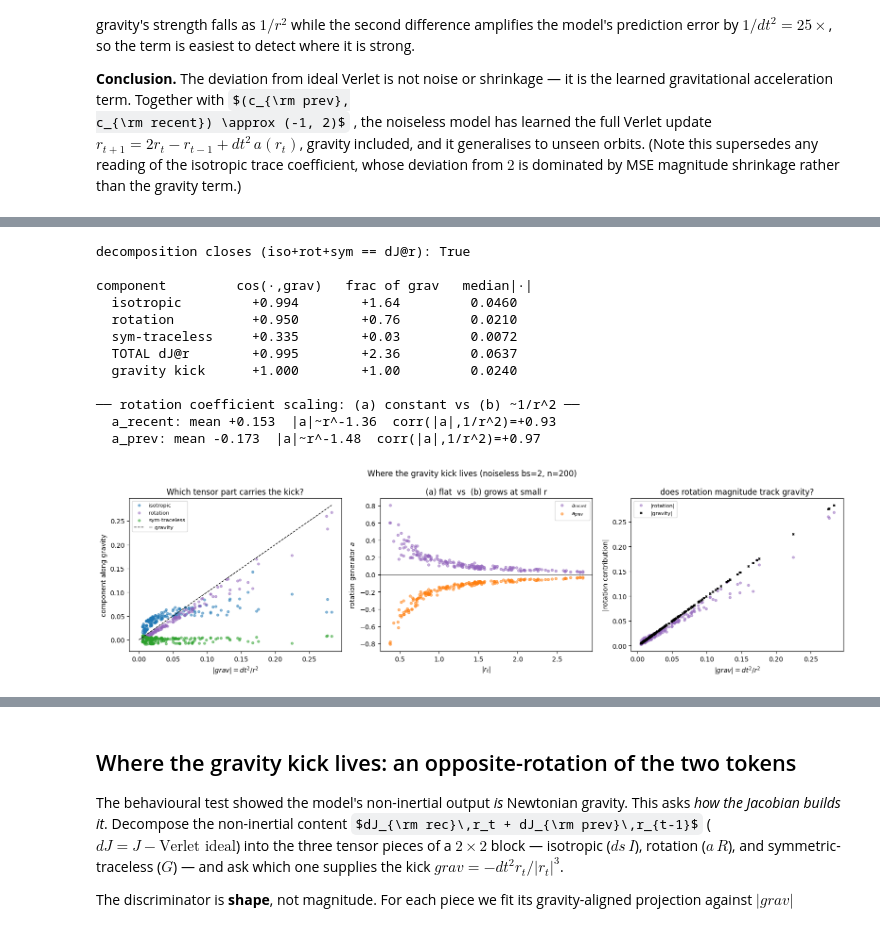
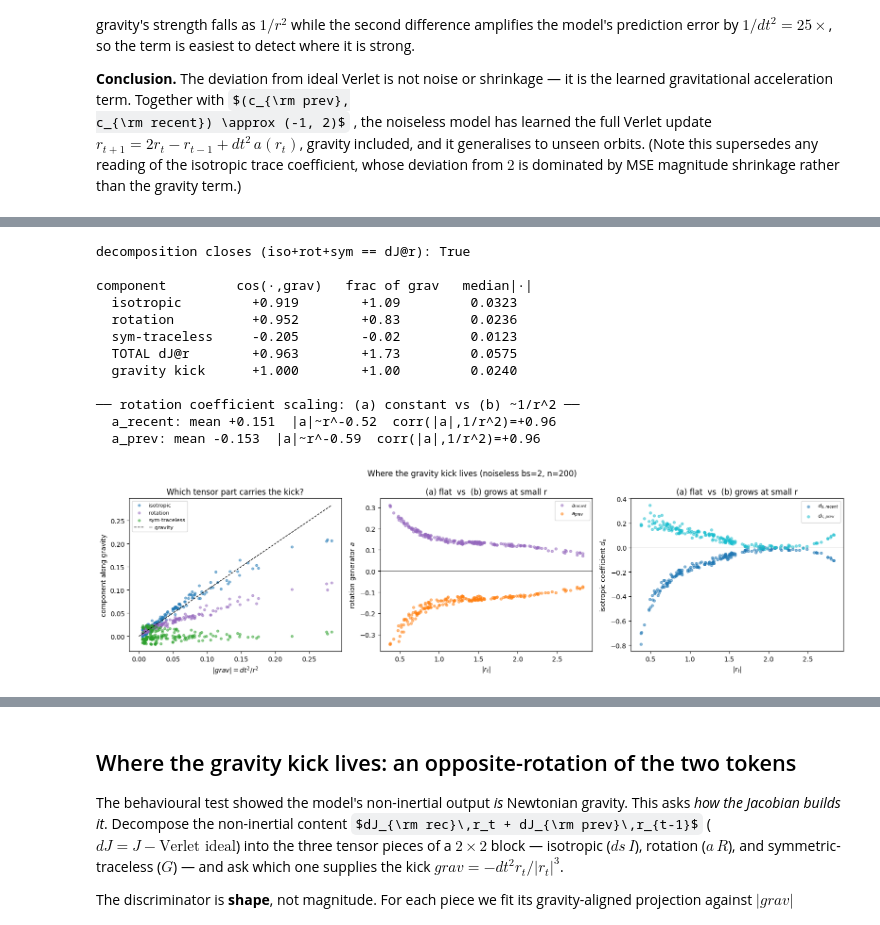
Before and after one commit to Arcadia-Science/world-model-orbits, a Jupyter notebook: mechanistic_analysis.ipynb, the cells around one changed output, grey strips where cells are left out. Drawn from its saved outputs; the diff is of its cells as text; code cells hidden in the pictures; some formulas as TeX source.

```diff
--- a/mechanistic_analysis.ipynb
+++ b/mechanistic_analysis.ipynb
@@ -1426,41 +1426,43 @@ for name, a in [('a_recent',a_r),('a_prev',a_p)]:
           f"  corr(|a|,1/r^2)={np.corrcoef(np.abs(a),1/r**2)[0,1]:+.2f}")
 
 # ── figure ──
 fig, axes = plt.subplots(1, 3, figsize=(16, 4.6))
 gmag = np.linalg.norm(grav, axis=1)
 ax = axes[0]
 for u,c,l in [(iso,'tab:blue','isotropic'),(rot,'tab:purple','rotation'),(sym,'tab:green','sym-traceless')]:
     ax.scatter(gmag, (u*grav).sum(1)/gmag, s=12, alpha=0.5, color=c, label=l)
 ax.plot([0,gmag.max()],[0,gmag.max()],'k--',lw=1,label='= gravity')
 ax.set_xlabel(r'$|grav| = dt^2/r^2$'); ax.set_ylabel('component along gravity')
 ax.set_title('Which tensor part carries the kick?'); ax.legend(fontsize=8)
 
 ax = axes[1]
 ax.scatter(r, a_r, s=14, alpha=0.5, color='tab:purple', label=r'$a_{recent}$')
 ax.scatter(r, a_p, s=14, alpha=0.5, color='tab:orange', label=r'$a_{prev}$')
 ax.axhline(0, color='gray', lw=0.7)
 ax.set_xlabel(r'$|r_t|$'); ax.set_ylabel('rotation generator $a$')
 ax.set_title('(a) flat  vs  (b) grows at small r'); ax.legend(fontsize=8)
 
 ax = axes[2]
-ax.scatter(gmag, np.linalg.norm(rot,axis=1), s=12, alpha=0.5, color='tab:purple', label='|rotation|')
-ax.scatter(gmag, gmag, s=8, color='k', marker='x', label='|gravity|')
-ax.set_xlabel(r'$|grav|=dt^2/r^2$'); ax.set_ylabel('|rotation contribution|')
-ax.set_title('does rotation magnitude track gravity?'); ax.legend(fontsize=8)
+ax.scatter(r, ds_r, s=14, alpha=0.5, color='tab:blue',   label=r'$d_{s,\,recent}$')
+ax.scatter(r, ds_p, s=14, alpha=0.5, color='tab:cyan',   label=r'$d_{s,\,prev}$')
+ax.axhline(0, color='gray', lw=0.7)
+ax.set_xlabel(r'$|r_t|$'); ax.set_ylabel('isotropic coefficient $d_s$')
+ax.set_title('(a) flat  vs  (b) grows at small r'); ax.legend(fontsize=8)
+
 
 fig.suptitle(f'Where the gravity kick lives (noiseless bs={BLOCK_SIZE}, n={N_WINDOWS})', fontsize=12)
 fig.tight_layout(); plt.show()
 # %% [output]
 decomposition closes (iso+rot+sym == dJ@r): True
 
 component         cos(·,grav)   frac of grav   median|·|
-  isotropic         +0.994        +1.64         0.0460
-  rotation          +0.950        +0.76         0.0210
-  sym-traceless     +0.335        +0.03         0.0072
-  TOTAL dJ@r        +0.995        +2.36         0.0637
+  isotropic         +0.919        +1.09         0.0323
+  rotation          +0.952        +0.83         0.0236
+  sym-traceless     -0.205        -0.02         0.0123
+  TOTAL dJ@r        +0.963        +1.73         0.0575
   gravity kick      +1.000        +1.00         0.0240
 
 ── rotation coefficient scaling: (a) constant vs (b) ~1/r^2 ──
-  a_recent: mean +0.153  |a|~r^-1.36  corr(|a|,1/r^2)=+0.93
-  a_prev: mean -0.173  |a|~r^-1.48  corr(|a|,1/r^2)=+0.97
+  a_recent: mean +0.151  |a|~r^-0.52  corr(|a|,1/r^2)=+0.96
+  a_prev: mean -0.153  |a|~r^-0.59  corr(|a|,1/r^2)=+0.96
-[figure, old version]
+[figure, new version]
```
Also changed, not shown: parts of 17 cells of this notebook, 5 other files.
